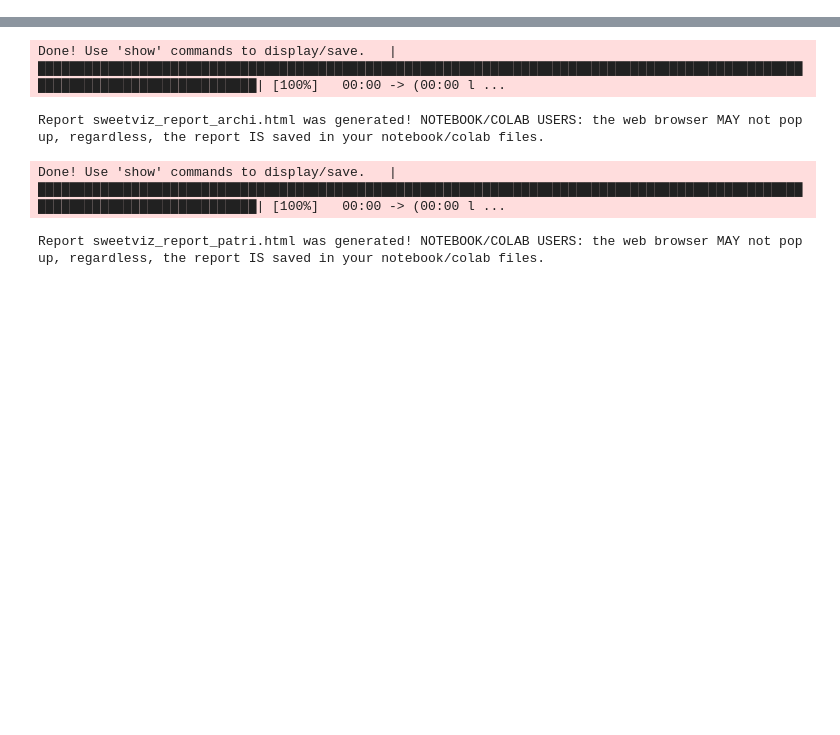
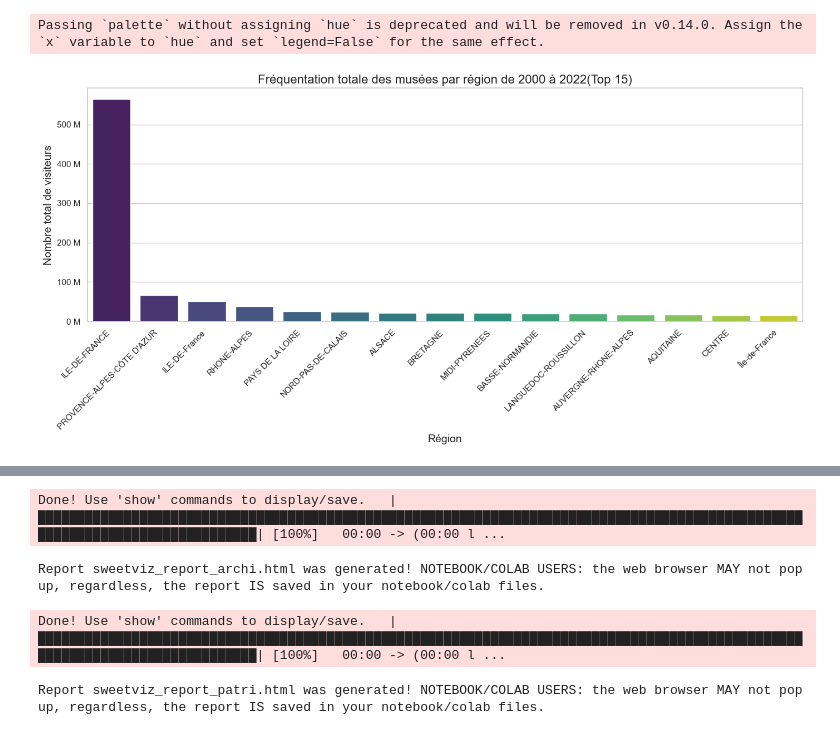
Before and after one commit to SandraRiner/offre_culturelle, a Jupyter notebook: notebook/dataexploration.ipynb, the cells around one changed output, grey strips where cells are left out. Cells and saved outputs as stored; diff of their text form; code cells hidden in the pictures; blank space fills up the shorter version.

```diff
--- a/notebook/dataexploration.ipynb
+++ b/notebook/dataexploration.ipynb
@@ -41,0 +494,34 @@ df_archi.head(2)
+# %%
+import matplotlib.pyplot as plt
+import seaborn as sns
+from matplotlib.ticker import FuncFormatter
+
+# Agréger par région et ne garder que les 15 premières
+agg_region = (
+    df_clean.groupby('region')['visiteurs']
+    .sum()
+    .sort_values(ascending=False)
+    .reset_index()
+    .head(15)
+)
+
+plt.figure(figsize=(14, 7))
+sns.barplot(data=agg_region, x='region', y='visiteurs', palette="viridis")
+
+# Rotation des labels X
+plt.xticks(rotation=45, ha='right')
+
+# Formater l'axe Y en millions
+formatter = FuncFormatter(lambda x, _: f'{x/1_000_000:.0f} M')
+plt.gca().yaxis.set_major_formatter(formatter)
+
+# Titres et labels
+plt.title("Fréquentation totale des musées par région de 2000 à 2022(Top 15)", fontsize=16)
+plt.xlabel("Région", fontsize=14)
+plt.ylabel("Nombre total de visiteurs", fontsize=14)
+
+plt.tight_layout()
+plt.show()
+# %% [output]
+Passing `palette` without assigning `hue` is deprecated and will be removed in v0.14.0. Assign the `x` variable to `hue` and set `legend=False` for the same effect.
+[figure, added]
```
Also changed, not shown: parts of 54 cells of this notebook, 8 other files.
